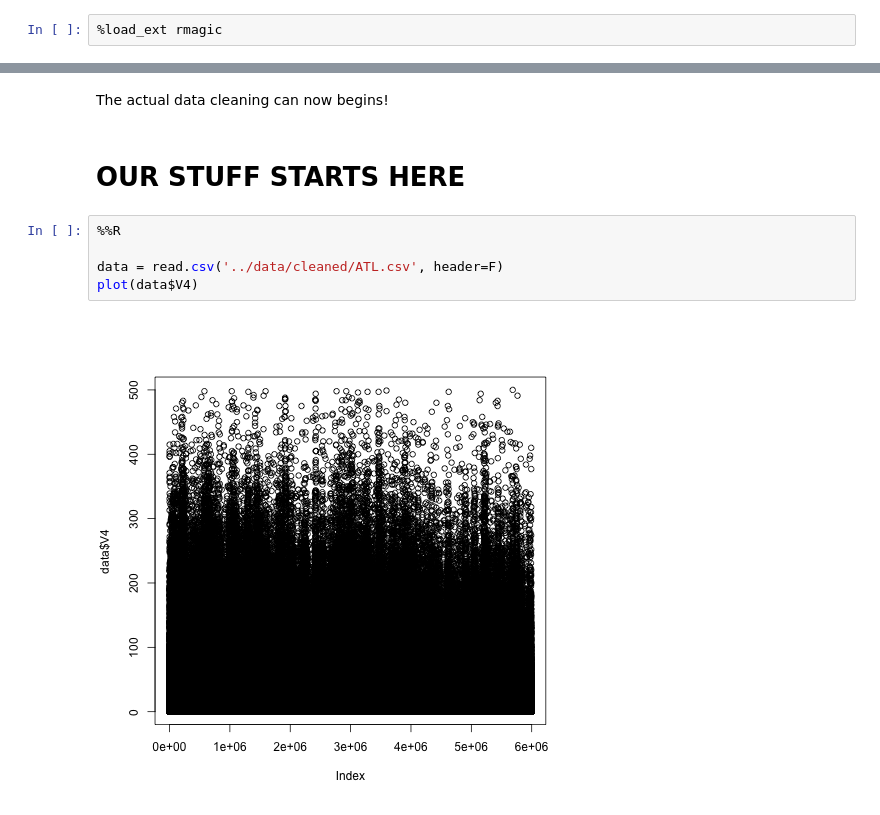
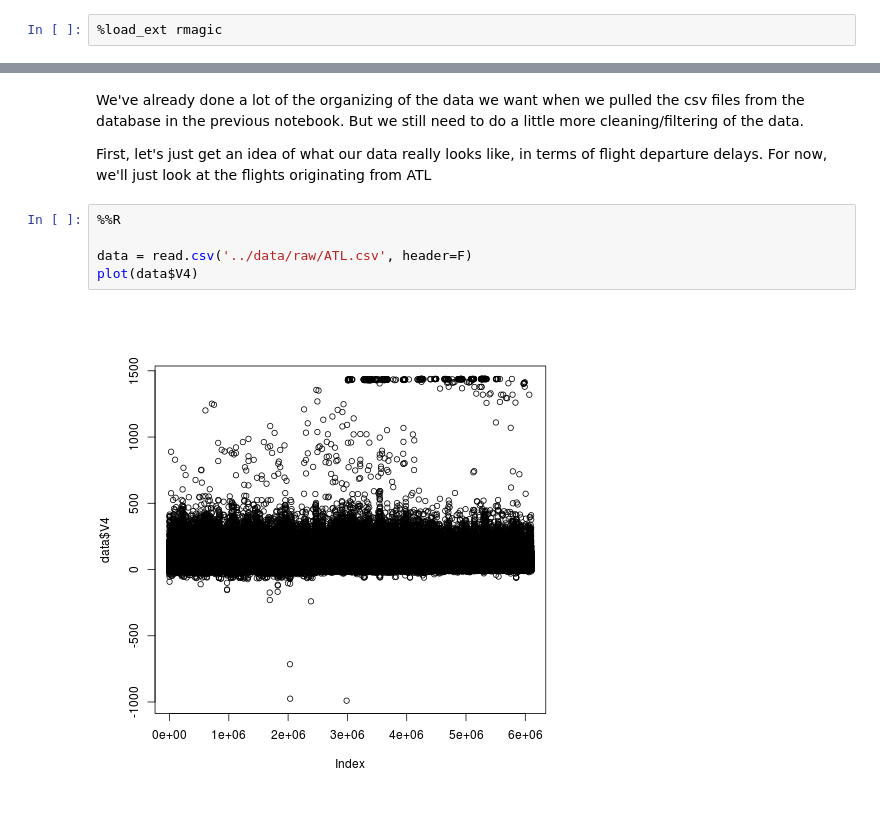
Before and after one commit to steven-hu/data-analysis-template, a Jupyter notebook: notebooks/NB2_data_cleaning.ipynb, the cells around one changed output, grey strips where cells are left out. Cells and saved outputs as stored; diff of their text form.

```diff
--- a/notebooks/NB2_data_cleaning.ipynb
+++ b/notebooks/NB2_data_cleaning.ipynb
@@ -80,11 +11,11 @@ df.head()
-# %% [markdown]
-The actual data cleaning can now begins!
-# %% [markdown]
-# OUR STUFF STARTS HERE
+# %% [markdown]
+We've already done a lot of the organizing of the data we want when we pulled the csv files from the database in the previous notebook. But we still need to do a little more cleaning/filtering of the data.
+
+First, let's just get an idea of what our data really looks like, in terms of flight departure delays. For now, we'll just look at the flights originating from ATL
 # %%
 %%R
 
-data = read.csv('../data/cleaned/ATL.csv', header=F)
+data = read.csv('../data/raw/ATL.csv', header=F)
 plot(data$V4)
 # %% [output]
-[figure, old version]
+[figure, new version]
```
Also changed, not shown: parts of 21 cells of this notebook, 1 other file.
